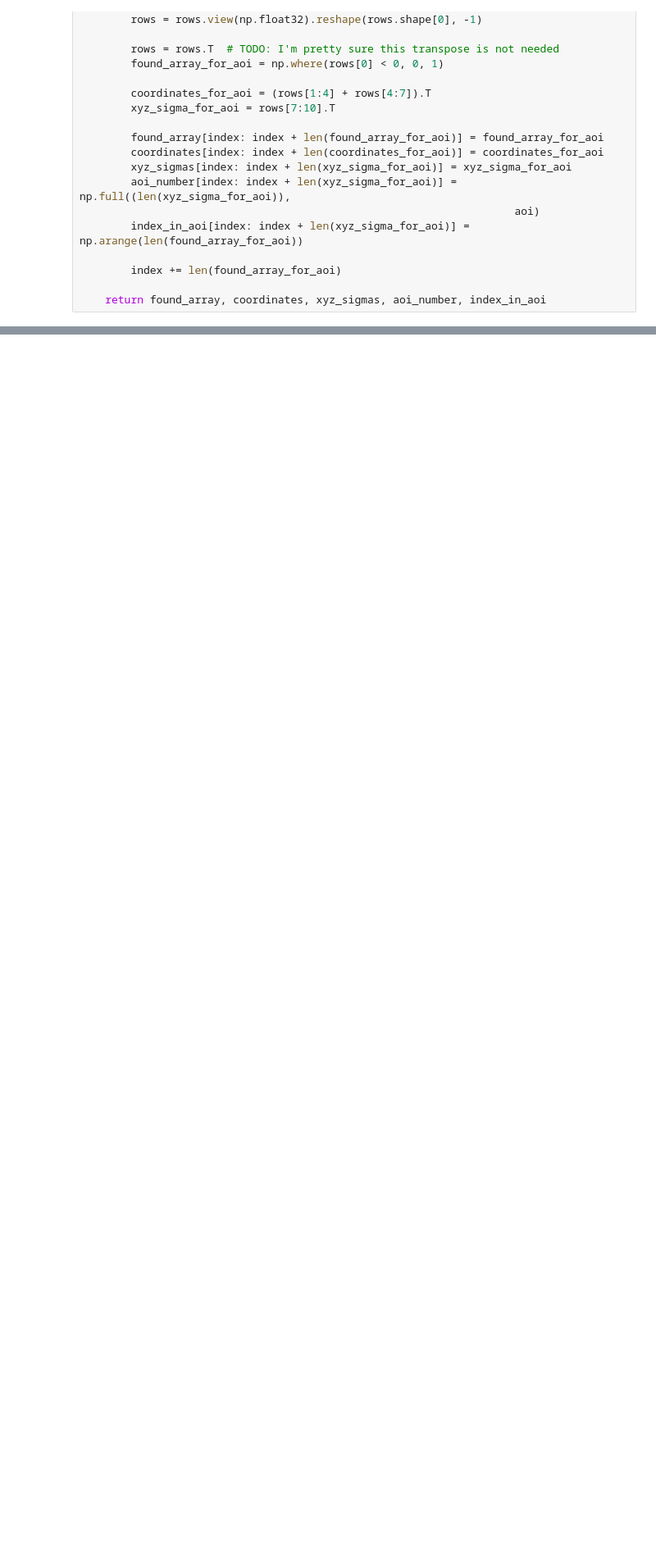
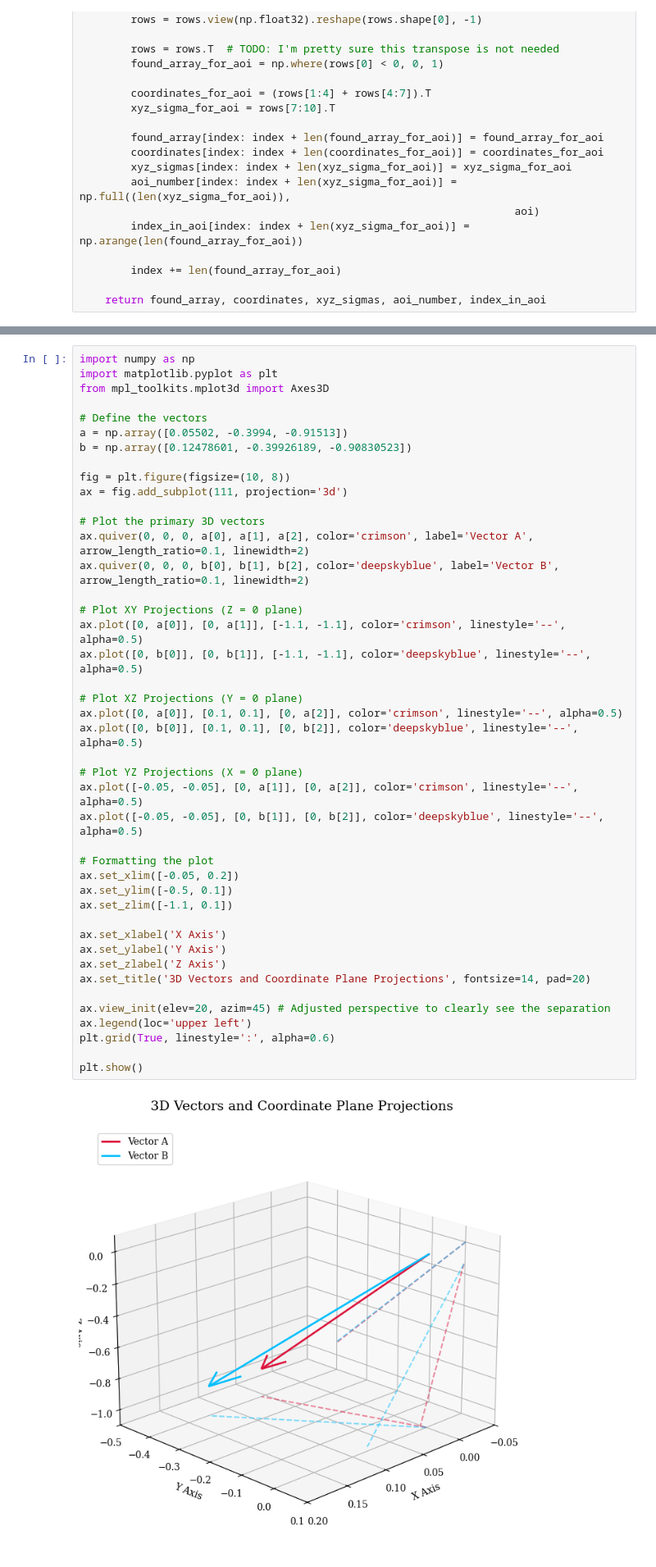
Before and after one commit to JARC99/tfd-wea-dic, a Jupyter notebook: sandbox.ipynb, the cells around one changed output, grey strips where cells are left out. Shown at 82% size. Cells and saved outputs as stored; diff of their text form; blank space fills up the shorter version.

```diff
--- a/sandbox.ipynb
+++ b/sandbox.ipynb
@@ -157,0 +230,45 @@ circle_dir_array = np.array(circle_dir_list)
+# %%
+import numpy as np
+import matplotlib.pyplot as plt
+from mpl_toolkits.mplot3d import Axes3D
+
+# Define the vectors
+a = np.array([0.05502, -0.3994, -0.91513])
+b = np.array([0.12478601, -0.39926189, -0.90830523])
+
+fig = plt.figure(figsize=(10, 8))
+ax = fig.add_subplot(111, projection='3d')
+
+# Plot the primary 3D vectors
+ax.quiver(0, 0, 0, a[0], a[1], a[2], color='crimson', label='Vector A', arrow_length_ratio=0.1, linewidth=2)
+ax.quiver(0, 0, 0, b[0], b[1], b[2], color='deepskyblue', label='Vector B', arrow_length_ratio=0.1, linewidth=2)
+
+# Plot XY Projections (Z = 0 plane)
+ax.plot([0, a[0]], [0, a[1]], [-1.1, -1.1], color='crimson', linestyle='--', alpha=0.5)
+ax.plot([0, b[0]], [0, b[1]], [-1.1, -1.1], color='deepskyblue', linestyle='--', alpha=0.5)
+
+# Plot XZ Projections (Y = 0 plane)
+ax.plot([0, a[0]], [0.1, 0.1], [0, a[2]], color='crimson', linestyle='--', alpha=0.5)
+ax.plot([0, b[0]], [0.1, 0.1], [0, b[2]], color='deepskyblue', linestyle='--', alpha=0.5)
+
+# Plot YZ Projections (X = 0 plane)
+ax.plot([-0.05, -0.05], [0, a[1]], [0, a[2]], color='crimson', linestyle='--', alpha=0.5)
+ax.plot([-0.05, -0.05], [0, b[1]], [0, b[2]], color='deepskyblue', linestyle='--', alpha=0.5)
+
+# Formatting the plot
+ax.set_xlim([-0.05, 0.2])
+ax.set_ylim([-0.5, 0.1])
+ax.set_zlim([-1.1, 0.1])
+
+ax.set_xlabel('X Axis')
+ax.set_ylabel('Y Axis')
+ax.set_zlabel('Z Axis')
+ax.set_title('3D Vectors and Coordinate Plane Projections', fontsize=14, pad=20)
+
+ax.view_init(elev=20, azim=45) # Adjusted perspective to clearly see the separation
+ax.legend(loc='upper left')
+plt.grid(True, linestyle=':', alpha=0.6)
+
+plt.show()
+# %% [output]
+[figure, added]
```
Also changed, not shown: parts of 4 cells of this notebook, 1 other file.
